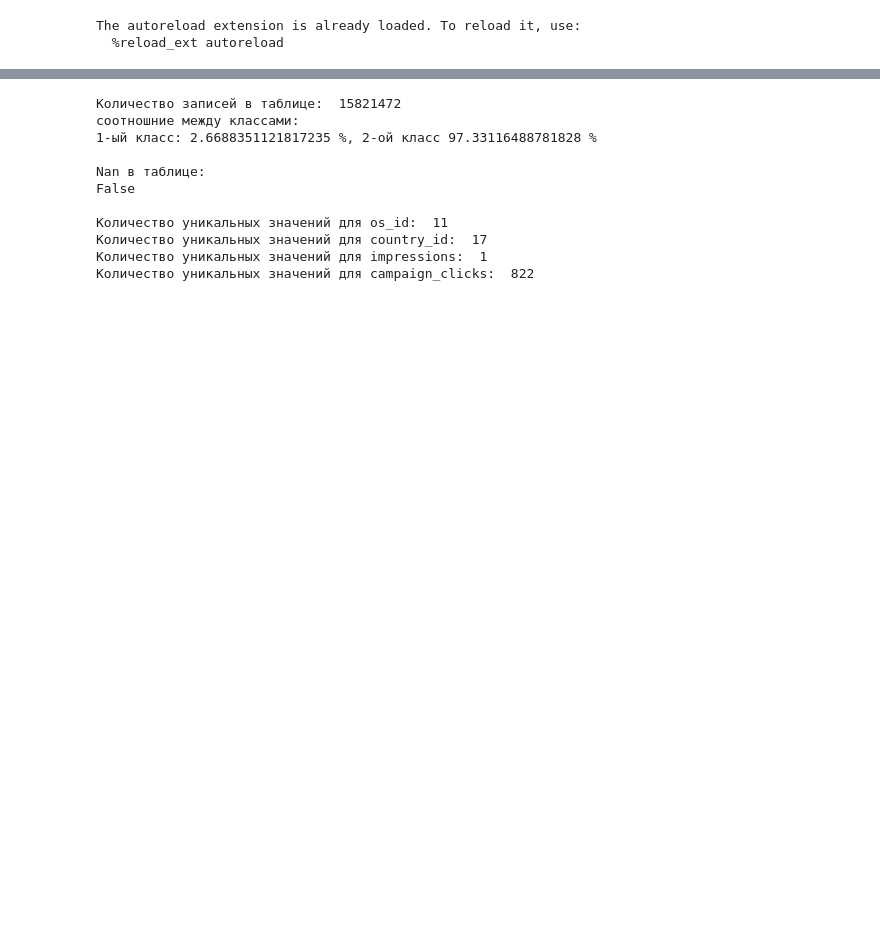
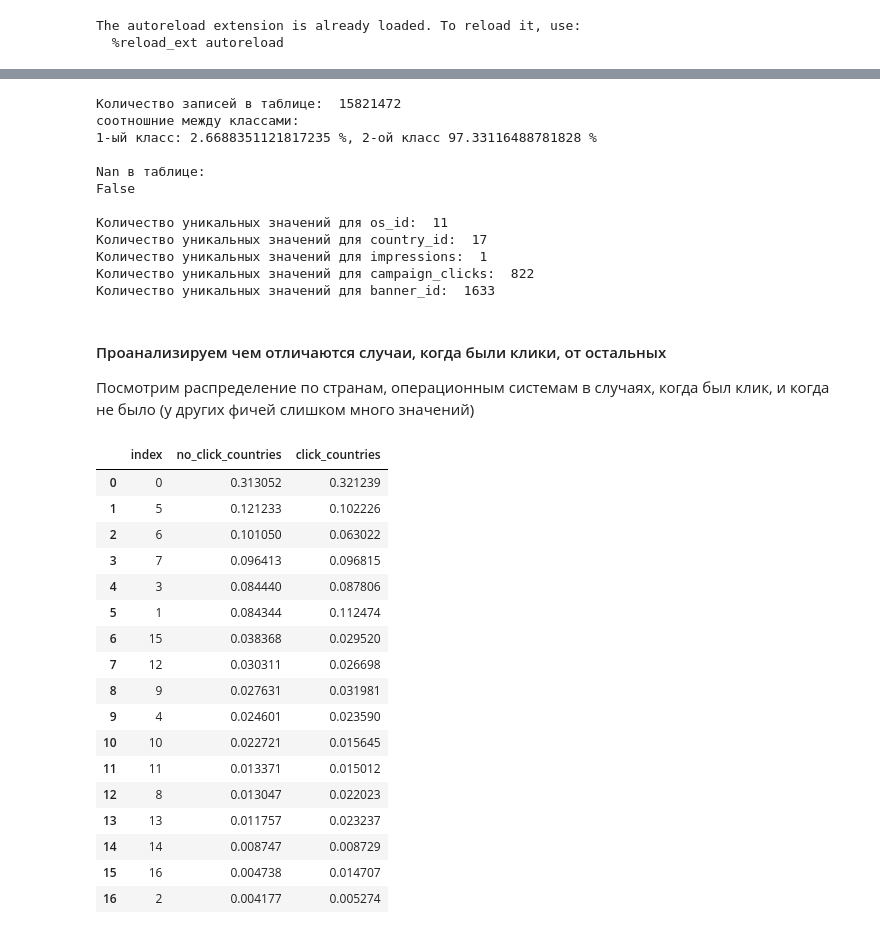
Before and after one commit to SheinaEkaterina/Recsys-course-homework_2022, a Jupyter notebook: task_1_recsys/HW1.ipynb, the cells around one changed output, grey strips where cells are left out. Saved outputs shown, nothing was run; the diff lists cells and outputs as text; code cells hidden in the pictures; blank space fills up the shorter version.

```diff
--- a/task_1_recsys/HW1.ipynb
+++ b/task_1_recsys/HW1.ipynb
@@ -10,7 +10,7 @@ from functions import analysis, feature_engineering, train_test_split, create_mo
 The autoreload extension is already loaded. To reload it, use:
   %reload_ext autoreload
 # %%
-data = pd.read_csv('/Users/victorialokteva/Downloads/data.csv')
+data = pd.read_csv("data.csv")
 # выкинем колонки, которые не нужы для 1 го задания
 data = data.drop(columns=['oaid_hash', 'banner_id0', 'banner_id1', 'rate0', 'rate1',
                   'g0', 'g1', 'coeff_sum0', 'coeff_sum1'])
@@ -29,6 +36,37 @@ False
 Количество уникальных значений для country_id:  17
 Количество уникальных значений для impressions:  1
 Количество уникальных значений для campaign_clicks:  822
+Количество уникальных значений для banner_id:  1633
 # %%
 # Так как значение этой колоники одинаково для всех строк, уберем ее
 data = data.drop(columns=['impressions'])
+# %% [markdown]
+#### Проанализируем чем отличаются случаи, когда были клики, от остальных
+
+Посмотрим распределение по странам, операционным системам в случаях, когда был клик, и когда не было (у других фичей слишком много значений)
+# %%
+# по странам
+countries_dist_click = pd.DataFrame(data.loc[data['clicks']==1]['country_id'].value_counts(normalize=True)).reset_index()
+countries_dist_no_click = pd.DataFrame(data.loc[data['clicks']==0]['country_id'].value_counts(normalize=True)).reset_index()
+countries_dist_no_click.merge(countries_dist_click, 'inner', 'index').rename({'country_id_x':'no_click_countries',
+                                                                              'country_id_y':'click_countries' }, axis=1)
+# По результатам не видно корреляцией между старной и обилием кликов за редкими исключениями вроде country_id=16
+# %% [output]
+|  | index | no_click_countries | click_countries |
+| 0 | 0 | 0.313052 | 0.321239 |
+| 1 | 5 | 0.121233 | 0.102226 |
+| 2 | 6 | 0.101050 | 0.063022 |
+| 3 | 7 | 0.096413 | 0.096815 |
+| 4 | 3 | 0.084440 | 0.087806 |
+| 5 | 1 | 0.084344 | 0.112474 |
+| 6 | 15 | 0.038368 | 0.029520 |
+| 7 | 12 | 0.030311 | 0.026698 |
+| 8 | 9 | 0.027631 | 0.031981 |
+| 9 | 4 | 0.024601 | 0.023590 |
+| 10 | 10 | 0.022721 | 0.015645 |
+| 11 | 11 | 0.013371 | 0.015012 |
+| 12 | 8 | 0.013047 | 0.022023 |
+| 13 | 13 | 0.011757 | 0.023237 |
+| 14 | 14 | 0.008747 | 0.008729 |
+| 15 | 16 | 0.004738 | 0.014707 |
+| 16 | 2 | 0.004177 | 0.005274 |
```
Also changed, not shown: parts of 20 cells of this notebook, 1 other file.
